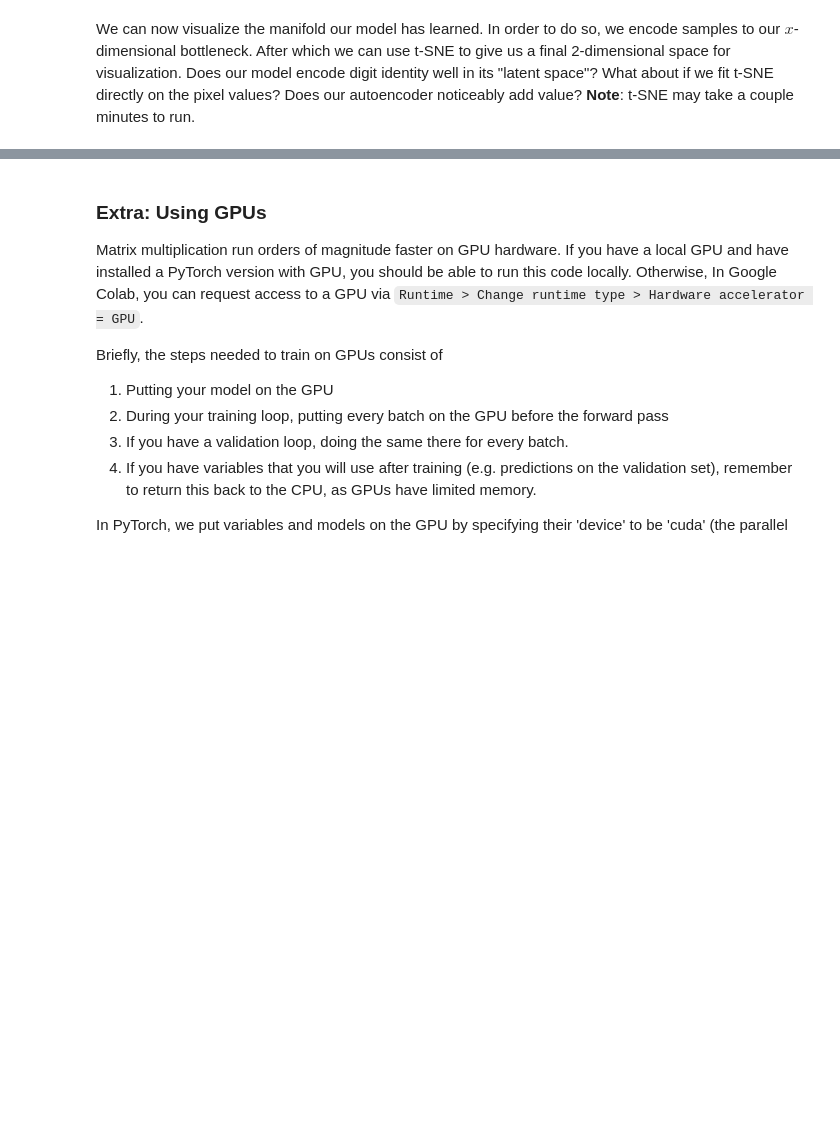
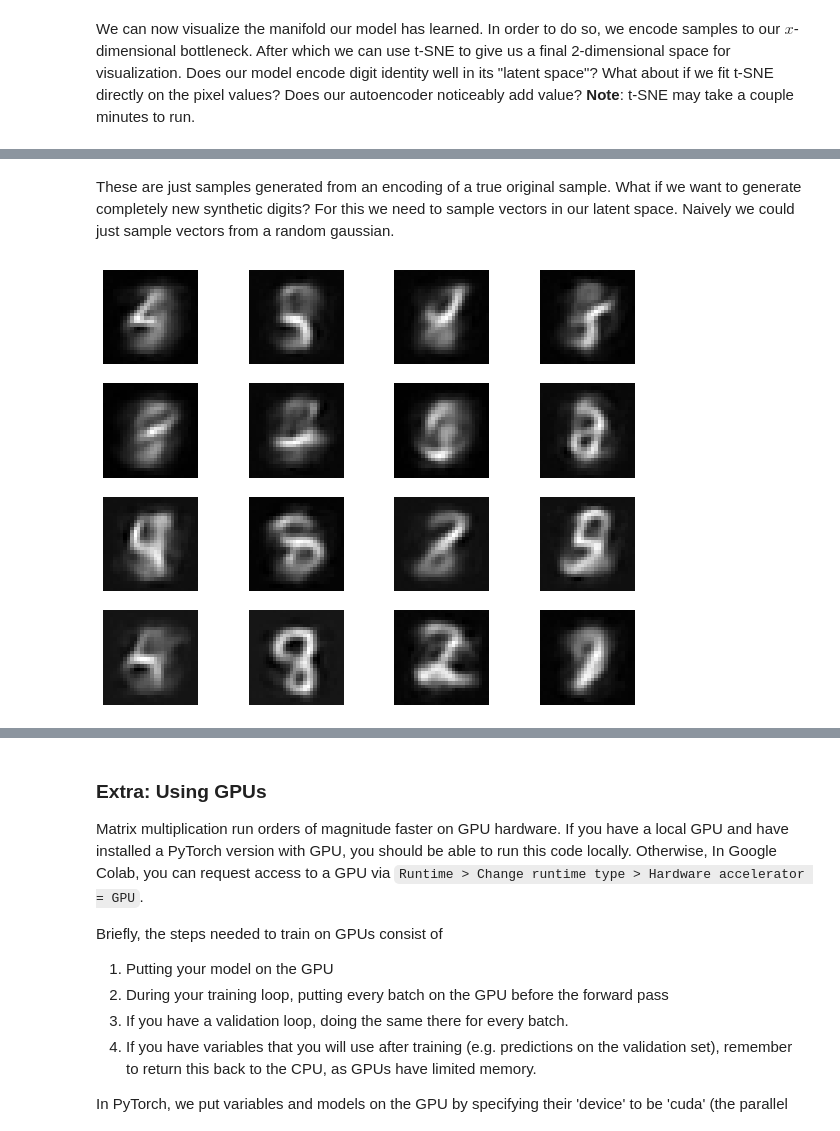
Before and after one commit to gdewael/teaching, a Jupyter notebook: predmod/ANN_intro/PClab12_ANN_solved.ipynb, the cells around one changed output, grey strips where cells are left out. Drawn from its saved outputs; the diff is of its cells as text; code cells hidden in the pictures; blank space fills up the shorter version.

```diff
--- a/predmod/ANN_intro/PClab12_ANN_solved.ipynb
+++ b/predmod/ANN_intro/PClab12_ANN_solved.ipynb
@@ -533,7 +744,7 @@ model = HyperparameterModel(dimensions_from_input_to_output= [784, 128, 10]) # y
 
 loss_function = nn.CrossEntropyLoss()
 
-optimizer = torch.optim.SGD(model.parameters(), lr=0.001) # SGD = stochastic gradient descent
+optimizer = torch.optim.SGD(model.parameters(), lr=0.005) # SGD = stochastic gradient descent
 # %% [markdown]
 Now we're ready to perform training. We'll build up the training loop step-wise in the following codeblocks. Let's first start with passing one batch to the model, computing the loss, performing backpropagation and updating the weights:
 # %%
@@ -613,7 +841,7 @@ Monitor how good your model is training. What things could you change? In partic
 
 </div>
 # %%
-N_EPOCHS = 50
+N_EPOCHS = 20
 
 model = HyperparameterModel(dimensions_from_input_to_output= [784, 128, 10]) # your model from previous exercises here.
 
@@ -724,7 +975,7 @@ model = nn.Sequential(
 
 </div>
 # %%
-N_EPOCHS = 50
+N_EPOCHS = 20
 
 model = nn.Sequential(
     HyperparameterModel(dimensions_from_input_to_output= [784, 256, 128, 64]),
@@ -733,7 +984,7 @@ model = nn.Sequential(
 
 loss_function = nn.MSELoss()
 
-optimizer = torch.optim.Adam(model.parameters(), lr=0.001) # SGD = stochastic gradient descent
+optimizer = torch.optim.Adam(model.parameters(), lr=0.0005) # SGD = stochastic gradient descent
 
 for i in range(1, N_EPOCHS + 1):
     all_losses = []
@@ -827,0 +1177,22 @@ plt.show()
+# %% [markdown]
+These are just samples generated from an encoding of a true original sample. What if we want to generate completely new synthetic digits?
+For this we need to sample vectors in our latent space.
+Naively we could just sample vectors from a random gaussian.
+# %%
+samples = torch.randn(16, 64)
+
+with torch.no_grad():
+    model.eval()
+    decoded_samples = model[1](samples)
+
+
+figure = plt.figure(figsize=(10, 8))
+cols, rows = 4, 4
+for i in range(cols * rows):
+    img = decoded_samples[i]
+    figure.add_subplot(rows, cols, i+1)
+    plt.axis("off")
+    plt.imshow(img.reshape(-1, 28, 28).squeeze(), cmap="gray")
+plt.show()
+# %% [output]
+[figure, added]
```
Also changed, not shown: parts of 47 cells of this notebook, 1 other file.
